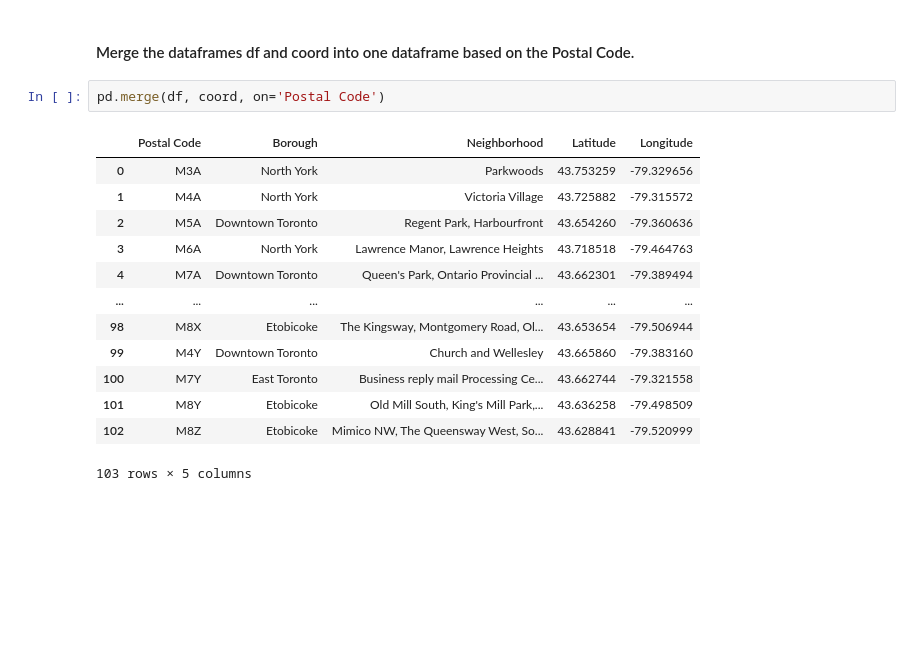
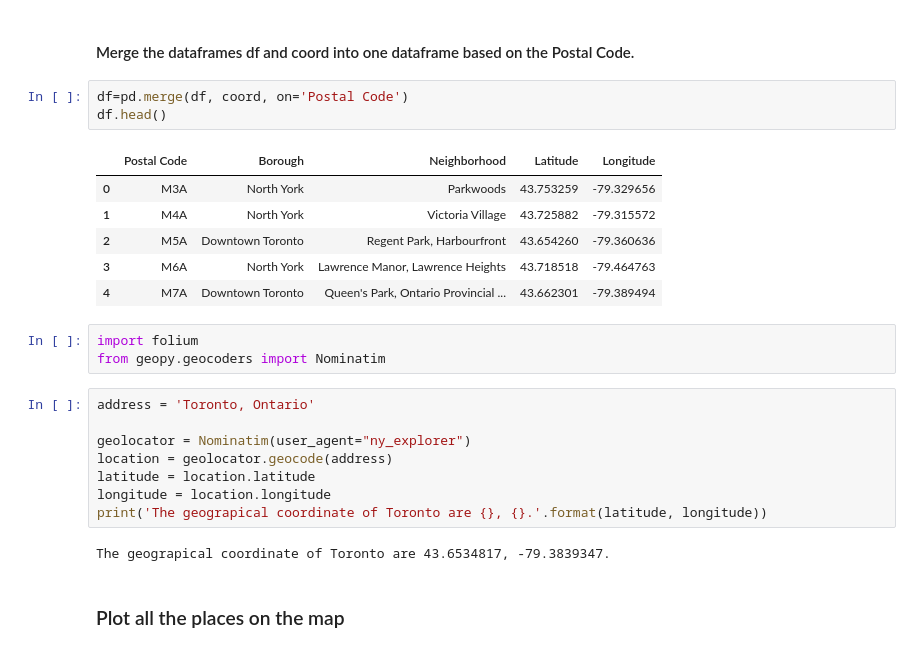
Before and after one commit to TejaswiniVB/Coursera_Capstone, a Jupyter notebook: Seg and clustering.ipynb, the cells around one changed output. Saved outputs shown, nothing was run; the diff lists cells and outputs as text; blank space fills up the shorter version.

```diff
--- a/Seg and clustering.ipynb
+++ b/Seg and clustering.ipynb
@@ -99,18 +99,27 @@ coord.shape
 # %% [markdown]
 #### Merge the dataframes df and coord into one dataframe based on the Postal Code.
 # %%
-pd.merge(df, coord, on='Postal Code')
+df=pd.merge(df, coord, on='Postal Code')
+df.head()
 # %% [output]
 |  | Postal Code | Borough | Neighborhood | Latitude | Longitude |
 | 0 | M3A | North York | Parkwoods | 43.753259 | -79.329656 |
 | 1 | M4A | North York | Victoria Village | 43.725882 | -79.315572 |
 | 2 | M5A | Downtown Toronto | Regent Park, Harbourfront | 43.654260 | -79.360636 |
 | 3 | M6A | North York | Lawrence Manor, Lawrence Heights | 43.718518 | -79.464763 |
 | 4 | M7A | Downtown Toronto | Queen's Park, Ontario Provincial ... | 43.662301 | -79.389494 |
-| ... | ... | ... | ... | ... | ... |
-| 98 | M8X | Etobicoke | The Kingsway, Montgomery Road, Ol... | 43.653654 | -79.506944 |
-| 99 | M4Y | Downtown Toronto | Church and Wellesley | 43.665860 | -79.383160 |
-| 100 | M7Y | East Toronto | Business reply mail Processing Ce... | 43.662744 | -79.321558 |
-| 101 | M8Y | Etobicoke | Old Mill South, King's Mill Park,... | 43.636258 | -79.498509 |
-| 102 | M8Z | Etobicoke | Mimico NW, The Queensway West, So... | 43.628841 | -79.520999 |
-103 rows × 5 columns
+# %%
+import folium
+from geopy.geocoders import Nominatim
+# %%
+address = 'Toronto, Ontario'
+
+geolocator = Nominatim(user_agent="ny_explorer")
+location = geolocator.geocode(address)
+latitude = location.latitude
+longitude = location.longitude
+print('The geograpical coordinate of Toronto are {}, {}.'.format(latitude, longitude))
+# %% [output]
+The geograpical coordinate of Toronto are 43.6534817, -79.3839347.
+# %% [markdown]
+### Plot all the places on the map
```
Also changed, not shown: parts of 30 cells of this notebook.
